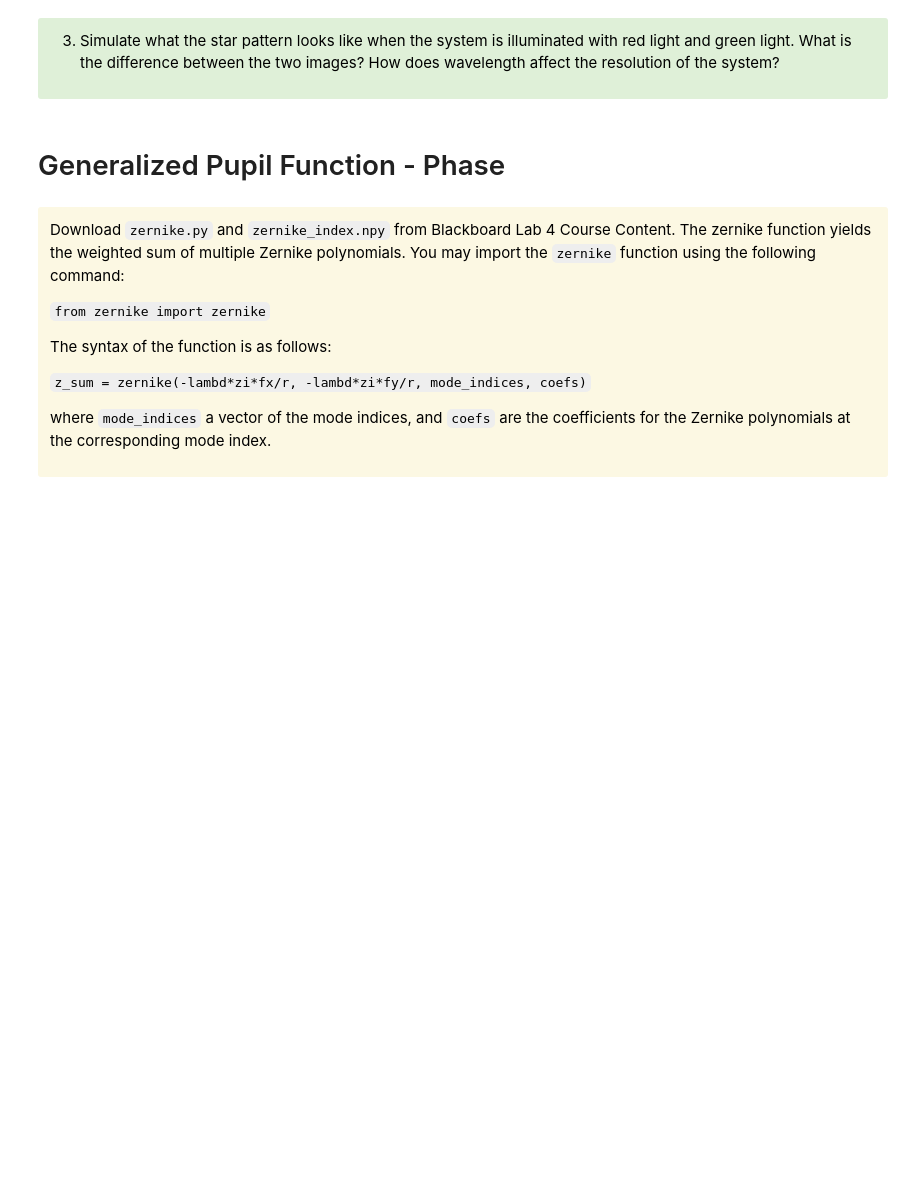
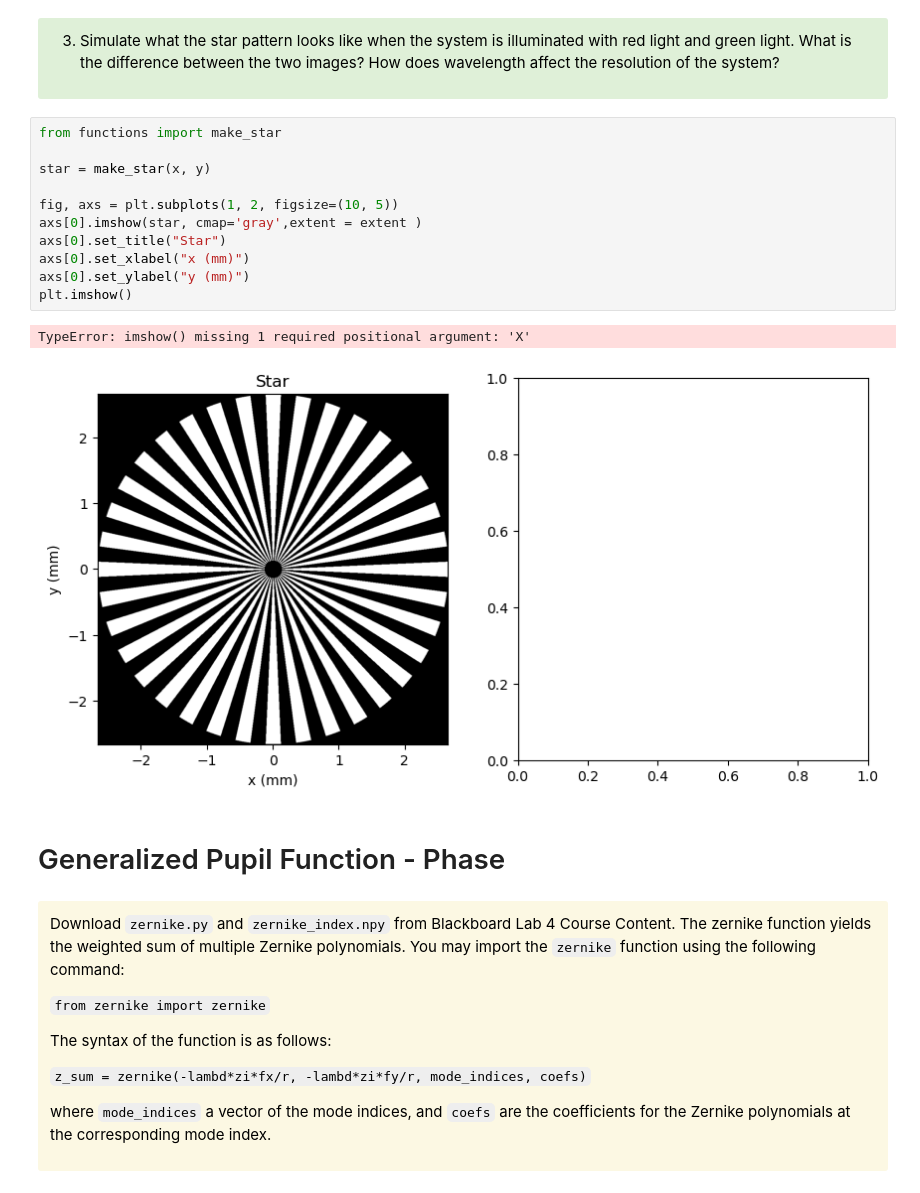
Before and after one commit to lilchromozome/Build_Imager_2025, a Jupyter notebook: Lab4/Lab4 Part1 (Clean).ipynb, the cells around one changed output. Drawn from its saved outputs; the diff is of its cells as text; blank space fills up the shorter version.

```diff
--- a/Lab4/Lab4 Part1 (Clean).ipynb
+++ b/Lab4/Lab4 Part1 (Clean).ipynb
@@ -106,6 +155,20 @@ plt.show()
 3. Simulate what the star pattern looks like when the system is illuminated with red light and green light. What is the difference between the two images? How does wavelength affect the resolution of the system?
 </font>
 </div>
+# %%
+from functions import make_star
+
+star = make_star(x, y)
+
+fig, axs = plt.subplots(1, 2, figsize=(10, 5))
+axs[0].imshow(star, cmap='gray',extent = extent )
+axs[0].set_title("Star")
+axs[0].set_xlabel("x (mm)")
+axs[0].set_ylabel("y (mm)")
+plt.imshow()
+# %% [output]
+TypeError: imshow() missing 1 required positional argument: 'X'
+[figure, added]
 # %% [markdown]
 # Generalized Pupil Function - Phase
 # %% [markdown]
```
Also changed, not shown: parts of 3 cells of this notebook, 1 other file.
